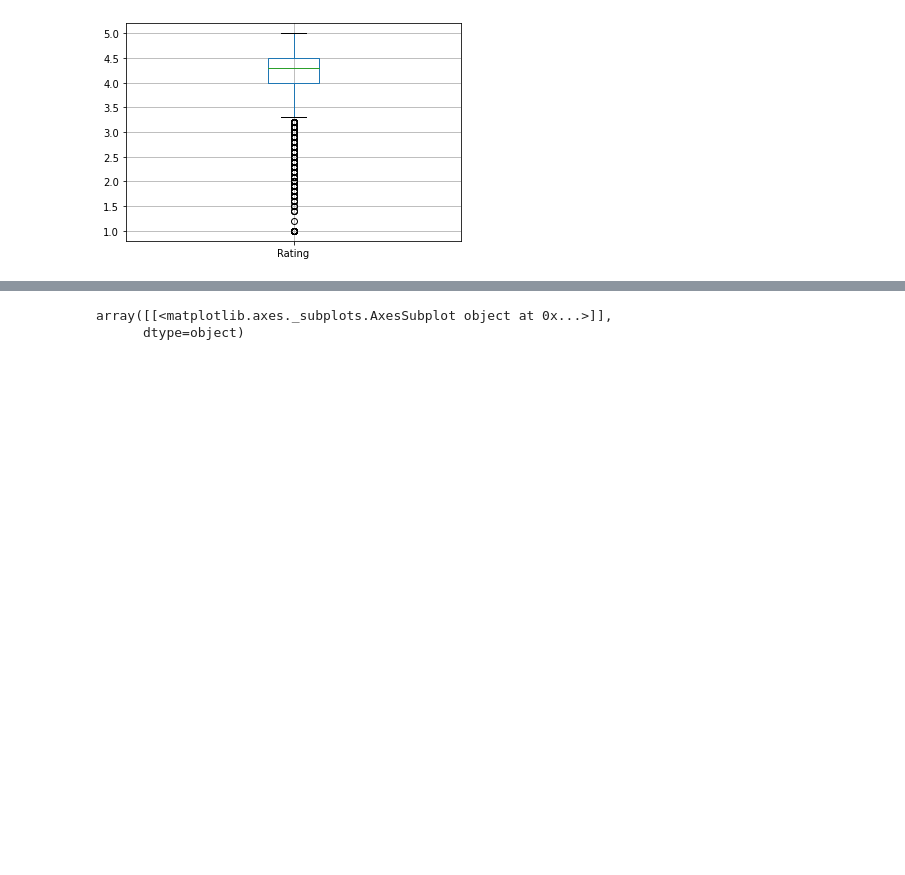
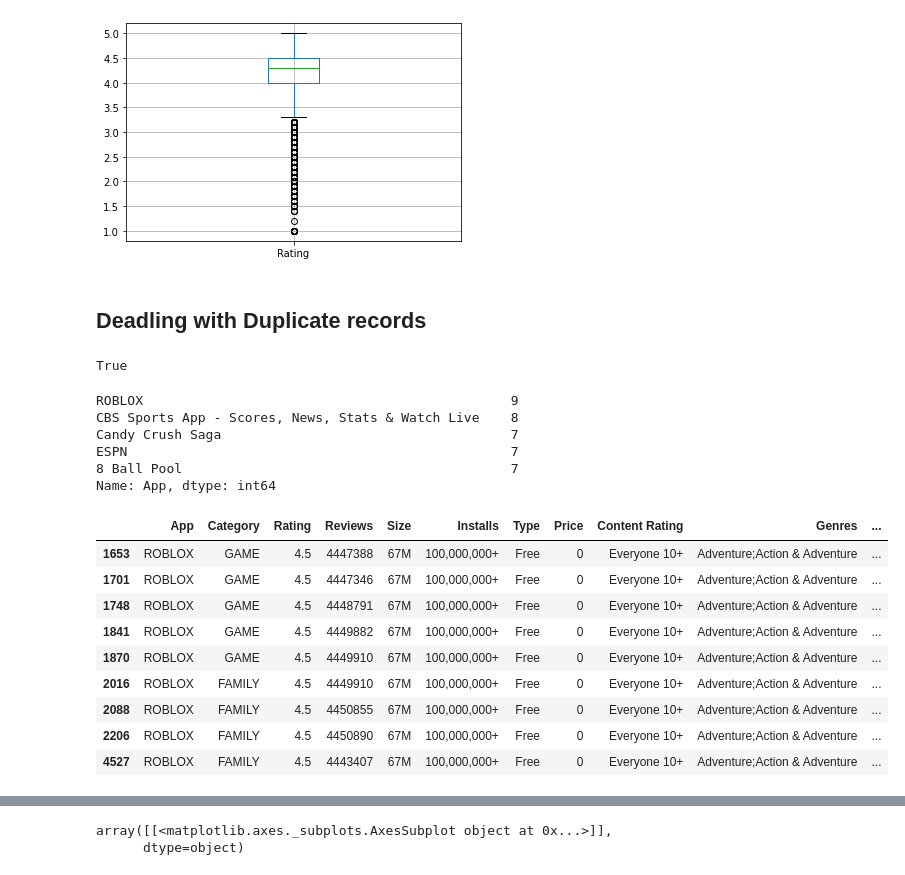
Before and after one commit to Rajashekar-Anumalla/PlayStoreAppReview_DataWrangling, a Jupyter notebook: Play_Store_App_Review_Analysis_Capstone_Project.ipynb, the cells around one changed output, grey strips where cells are left out. Saved outputs shown, nothing was run; the diff lists cells and outputs as text; code cells hidden in the pictures; blank space fills up the shorter version.

```diff
--- a/Play_Store_App_Review_Analysis_Capstone_Project.ipynb
+++ b/Play_Store_App_Review_Analysis_Capstone_Project.ipynb
@@ -150,3 +150,35 @@ df_copy.boxplot()
 # %% [output]
 <matplotlib.axes._subplots.AxesSubplot at 0x...>
 [figure]
+# %% [markdown]
+## Deadling with Duplicate records
+# %%
+#Wether are there any duplicates
+boolean = df_copy['App'].duplicated().any()
+boolean
+# %% [output]
+True
+# %%
+# to check count of duplicate records
+df_copy['App'].value_counts().head(5)
+# %% [output]
+ROBLOX                                               9
+CBS Sports App - Scores, News, Stats & Watch Live    8
+Candy Crush Saga                                     7
+ESPN                                                 7
+8 Ball Pool                                          7
+Name: App, dtype: int64
+# %%
+# to see the duplicate records
+df_copy[df_copy['App']=='ROBLOX']
+# %% [output]
+|  | App | Category | Rating | Reviews | Size | Installs | Type | Price | Content Rating | Genres | ... |
+| 1653 | ROBLOX | GAME | 4.5 | 4447388 | 67M | 100,000,000+ | Free | 0 | Everyone 10+ | Adventure;Action & Adventure | ... |
+| 1701 | ROBLOX | GAME | 4.5 | 4447346 | 67M | 100,000,000+ | Free | 0 | Everyone 10+ | Adventure;Action & Adventure | ... |
+| 1748 | ROBLOX | GAME | 4.5 | 4448791 | 67M | 100,000,000+ | Free | 0 | Everyone 10+ | Adventure;Action & Adventure | ... |
+| 1841 | ROBLOX | GAME | 4.5 | 4449882 | 67M | 100,000,000+ | Free | 0 | Everyone 10+ | Adventure;Action & Adventure | ... |
+| 1870 | ROBLOX | GAME | 4.5 | 4449910 | 67M | 100,000,000+ | Free | 0 | Everyone 10+ | Adventure;Action & Adventure | ... |
+| 2016 | ROBLOX | FAMILY | 4.5 | 4449910 | 67M | 100,000,000+ | Free | 0 | Everyone 10+ | Adventure;Action & Adventure | ... |
+| 2088 | ROBLOX | FAMILY | 4.5 | 4450855 | 67M | 100,000,000+ | Free | 0 | Everyone 10+ | Adventure;Action & Adventure | ... |
+| 2206 | ROBLOX | FAMILY | 4.5 | 4450890 | 67M | 100,000,000+ | Free | 0 | Everyone 10+ | Adventure;Action & Adventure | ... |
+| 4527 | ROBLOX | FAMILY | 4.5 | 4443407 | 67M | 100,000,000+ | Free | 0 | Everyone 10+ | Adventure;Action & Adventure | ... |
```
Also changed, not shown: parts of 4 cells of this notebook.
